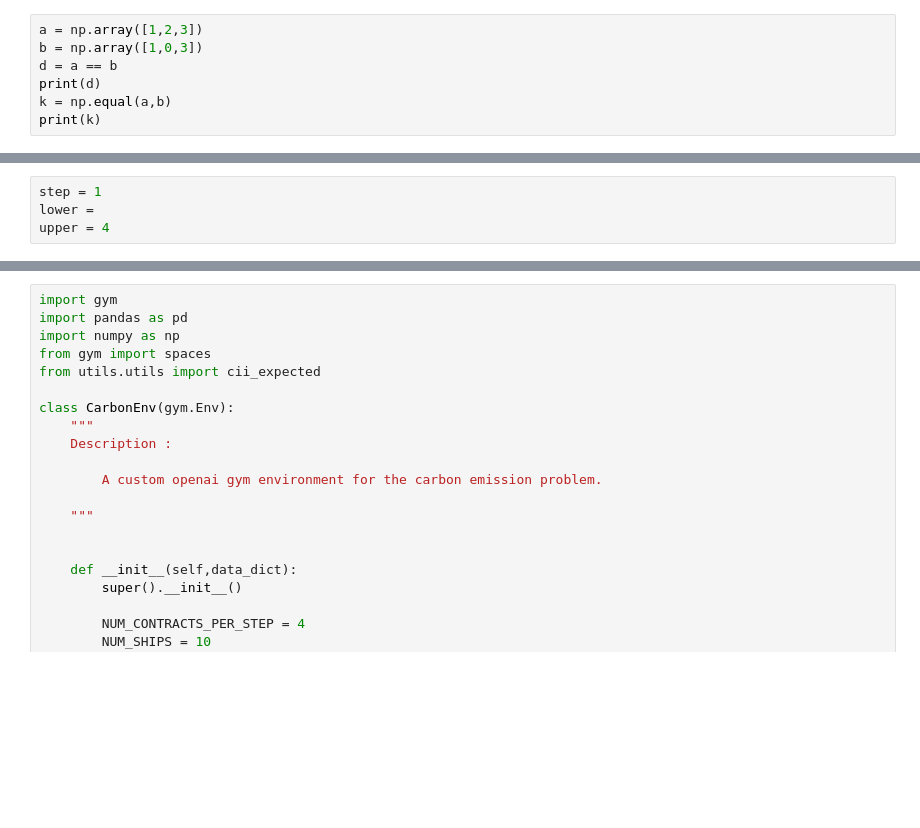
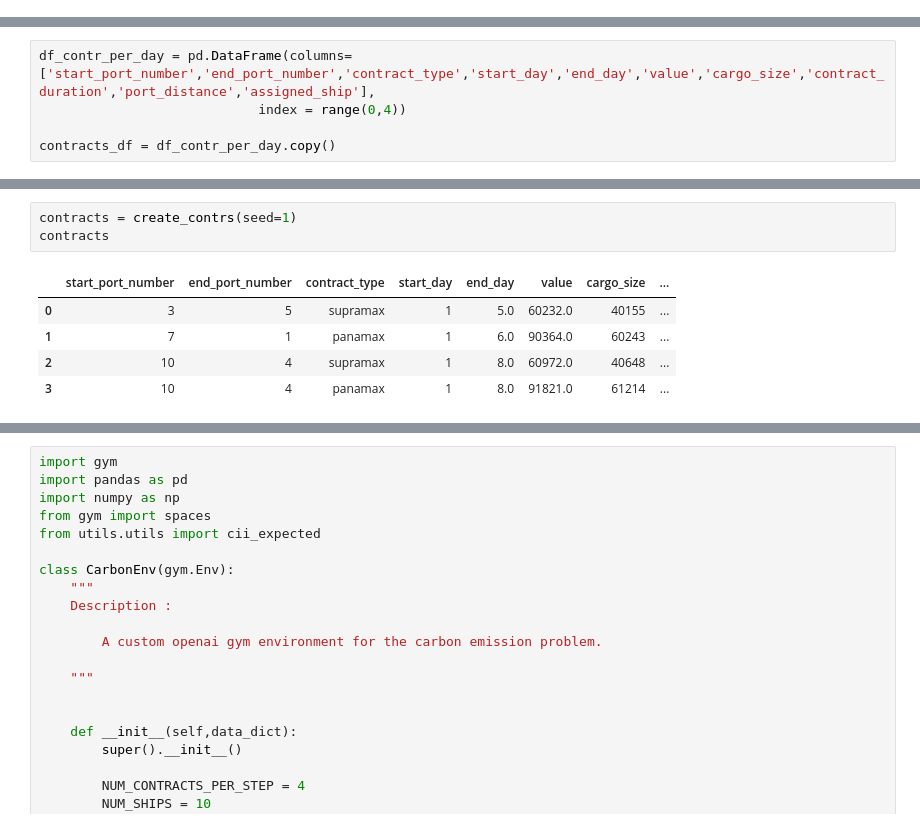
Before and after one commit to synthetica-ai/carbon-trading, a Jupyter notebook: code/main.ipynb, the cells around one changed output, grey strips where cells are left out. Drawn from its saved outputs; the diff is of its cells as text; blank space fills up the shorter version.

```diff
--- a/code/main.ipynb
+++ b/code/main.ipynb
@@ -298,7 +64,0 @@ create_contrs()
-# %%
-a = np.array([1,2,3])
-b = np.array([1,0,3])
-d = a == b
-print(d)
-k = np.equal(a,b)
-print(k)
@@ -358,4 +64,0 @@ print(len(x)) # 365
-# %%
-step = 1
-lower =
-upper = 4
@@ -419,0 +141,5 @@ def get_ship_type(contrs):
+# %%
+df_contr_per_day = pd.DataFrame(columns=['start_port_number','end_port_number','contract_type','start_day','end_day','value','cargo_size','contract_duration','port_distance','assigned_ship'],
+                            index = range(0,4))
+
+contracts_df = df_contr_per_day.copy()
@@ -419,0 +262,9 @@ def get_ship_type(contrs):
+# %%
+contracts = create_contrs(seed=1)
+contracts
+# %% [output]
+|  | start_port_number | end_port_number | contract_type | start_day | end_day | value | cargo_size | ... |
+| 0 | 3 | 5 | supramax | 1 | 5.0 | 60232.0 | 40155 | ... |
+| 1 | 7 | 1 | panamax | 1 | 6.0 | 90364.0 | 60243 | ... |
+| 2 | 10 | 4 | supramax | 1 | 8.0 | 60972.0 | 40648 | ... |
+| 3 | 10 | 4 | panamax | 1 | 8.0 | 91821.0 | 61214 | ... |
```
Also changed, not shown: parts of 49 cells of this notebook, 3 other files.
